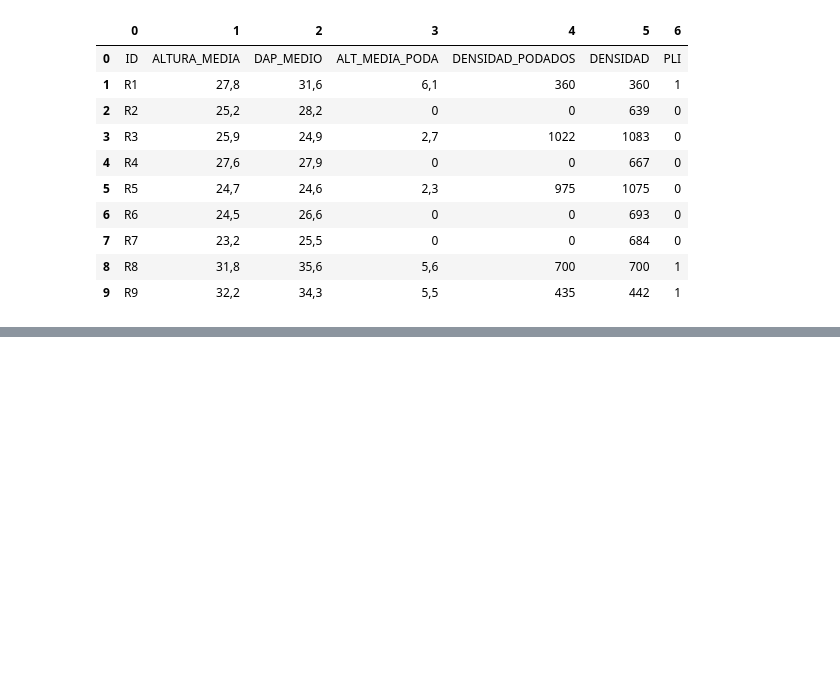
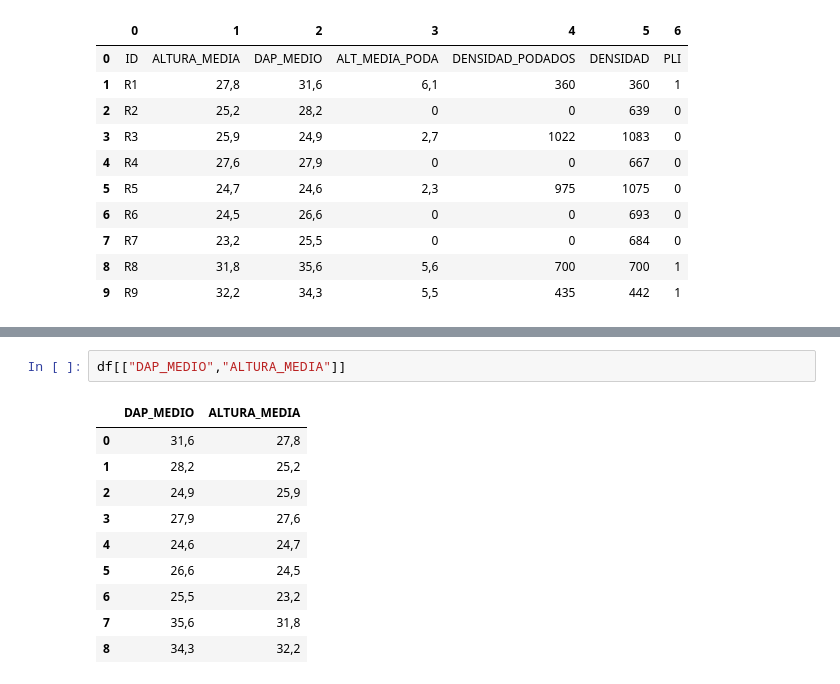
Before and after one commit to patosaid/apuntes_python, a Jupyter notebook: librerias_python.ipynb, the cells around one changed output, grey strips where cells are left out. Cells and saved outputs as stored; diff of their text form; blank space fills up the shorter version.

```diff
--- a/librerias_python.ipynb
+++ b/librerias_python.ipynb
@@ -250,0 +310,13 @@ pd.DataFrame.from_records(rows)
+# %%
+df[["DAP_MEDIO","ALTURA_MEDIA"]]
+# %% [output]
+|  | DAP_MEDIO | ALTURA_MEDIA |
+| 0 | 31,6 | 27,8 |
+| 1 | 28,2 | 25,2 |
+| 2 | 24,9 | 25,9 |
+| 3 | 27,9 | 27,6 |
+| 4 | 24,6 | 24,7 |
+| 5 | 26,6 | 24,5 |
+| 6 | 25,5 | 23,2 |
+| 7 | 35,6 | 31,8 |
+| 8 | 34,3 | 32,2 |
```
Also changed, not shown: parts of 10 cells of this notebook.
